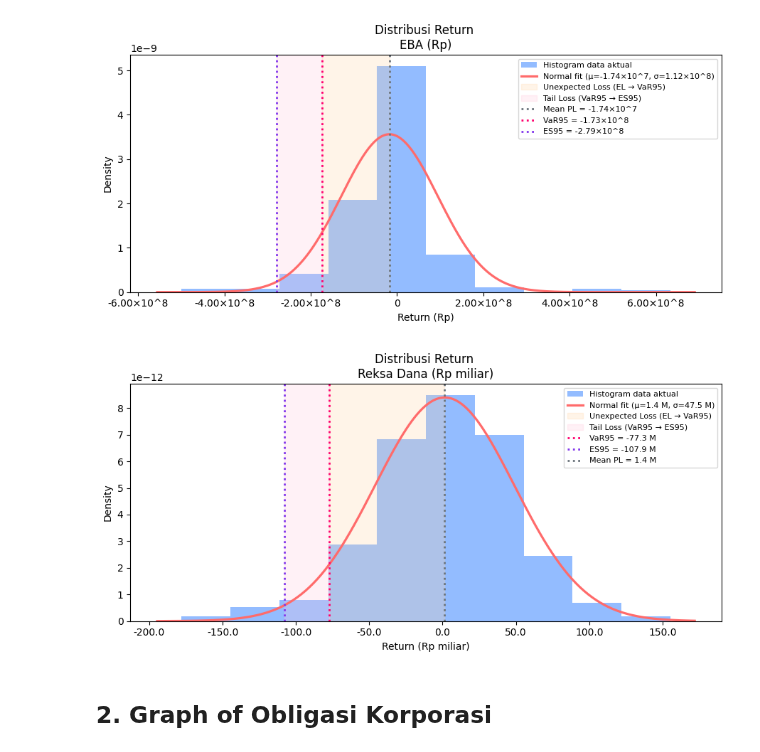
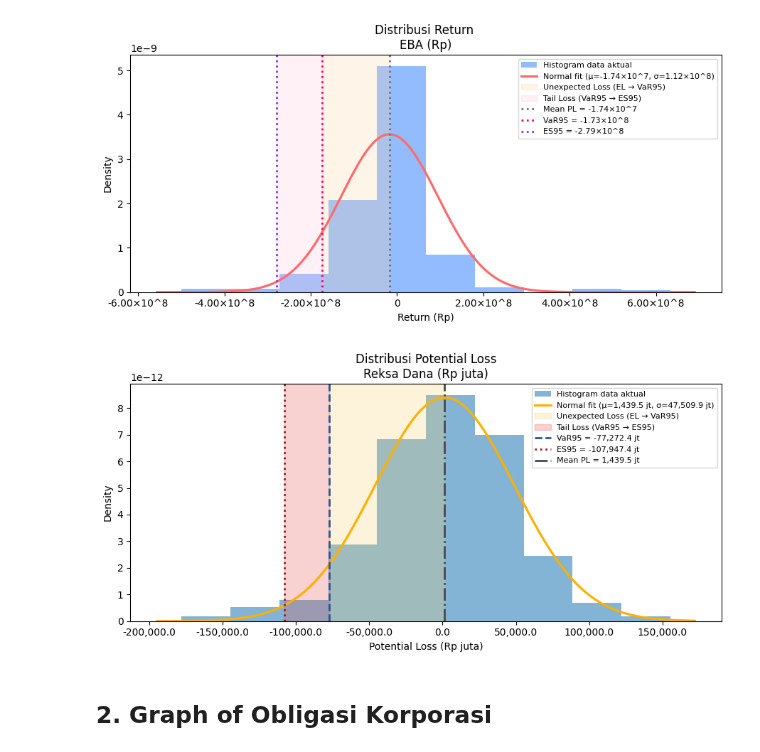
Before and after one commit to iqbaltanjung97/VaR, a Jupyter notebook: Visual_VaR_shaded.ipynb, the cells around one changed output. Saved outputs shown, nothing was run; the diff lists cells and outputs as text; code cells hidden in the pictures.

```diff
--- a/Visual_VaR_shaded.ipynb
+++ b/Visual_VaR_shaded.ipynb
@@ -198,23 +198,23 @@ ES95_pl = -ES95_loss
 # 3. FORMAT Rp JUTA
 # =========================
 
-def miliar_number(x):
-    """Konversi rupiah ke 'Rp miliar' dalam bentuk string, 1 desimal."""
-    return f"{x / 1e9:,.1f}"   # contoh: 1,234.5 → 1.234,5 juta kalau di-slide kamu ubah formatnya
+def juta_number(x):
+    """Konversi rupiah ke 'Rp juta' dalam bentuk string, 1 desimal."""
+    return f"{x / 1e6:,.1f}"   # contoh: 1,234.5 → 1.234,5 juta kalau di-slide kamu ubah formatnya
 
-axis_fmt = FuncFormatter(lambda val, pos: miliar_number(val))
+axis_fmt = FuncFormatter(lambda val, pos: juta_number(val))
 
 # =========================
 # 4. PALET WARNA
 # =========================
 
-hist_color   = "#3a86ff"
-fit_color    = "#ff6b6b"
-ul_color     = "#ffd6a5"
-tail_color   = "#ffc8dd"
-var_color    = "#ff006e"
-es_color     = "#8338ec"
-mean_color   = "#6c757d"
+hist_color   = "#1f77b4"
+fit_color    = "#ffb000"
+ul_color     = "#f4d06f"
+tail_color   = "#e54b4b"
+var_color    = "#2a5599"
+es_color     = "#9c1a1c"
+mean_color   = "#4a4a4a"
 
 # =========================
 # 5. PLOT
@@ -242,7 +242,7 @@ ax.hist(series,
 ax.plot(x, y,
         linewidth=2.3,
         color=fit_color,
-        label=f"Normal fit (μ={miliar_number(mu)} M, σ={miliar_number(sigma)} M)")
+        label=f"Normal fit (μ={juta_number(mu)} jt, σ={juta_number(sigma)} jt)")
 
 # Zona UL (EL → VaR95)
 ul_left  = min(mu, q05)
@@ -257,42 +257,42 @@ tail_left  = min(q05, ES95_pl)
 tail_right = max(q05, ES95_pl)
 ax.axvspan(tail_left, tail_right,
            alpha=0.25,
            color=tail_color,
            label="Tail Loss (VaR95 → ES95)")
 
 # Garis VaR95
 ax.axvline(q05,
-           linestyle=":",
+           linestyle="--",
            linewidth=2,
            color=var_color,
-           label=f"VaR95 = {miliar_number(q05)} M")
+           label=f"VaR95 = {juta_number(q05)} jt")
 
 # Garis ES95
 ax.axvline(ES95_pl,
            linestyle=":",
            linewidth=2,
            color=es_color,
-           label=f"ES95 = {miliar_number(ES95_pl)} M")
+           label=f"ES95 = {juta_number(ES95_pl)} jt")
 
 # Garis Mean
 ax.axvline(mu,
-           linestyle=":",
+           linestyle="-.",
            linewidth=2,
            color=mean_color,
-           label=f"Mean PL = {miliar_number(mu)} M")
+           label=f"Mean PL = {juta_number(mu)} jt")
 
-# Sumbu x dalam Rp miliar
+# Sumbu x dalam Rp juta
 ax.xaxis.set_major_formatter(axis_fmt)
 
-ax.set_title(f"Distribusi Return \n{ASSET_NAME} (Rp miliar)")
-ax.set_xlabel("Return (Rp miliar)")
+ax.set_title(f"Distribusi Potential Loss\n{ASSET_NAME} (Rp juta)")
+ax.set_xlabel("Potential Loss (Rp juta)")
 ax.set_ylabel("Density")
 ax.grid(False)
 ax.legend(fontsize=8, frameon=True)
 plt.tight_layout()
 plt.show()
 # %% [output]
-[figure, old version]
+[figure, new version]
 # %% [markdown]
 ## 2. Graph of Obligasi Korporasi
 # %%
```
Also changed, not shown: 1 other file.
